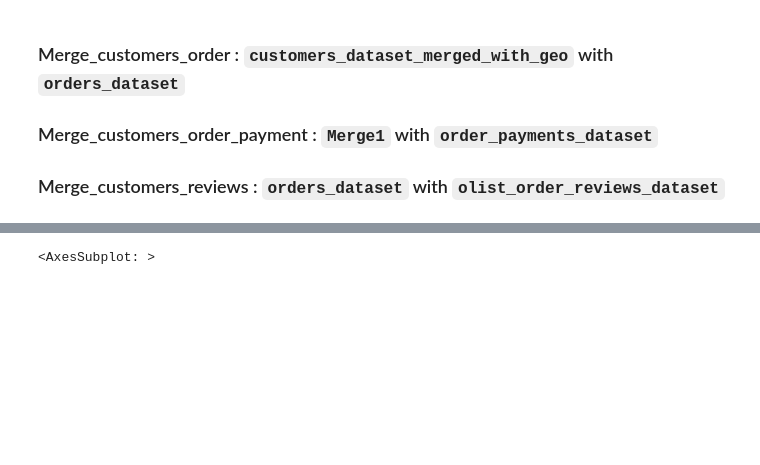
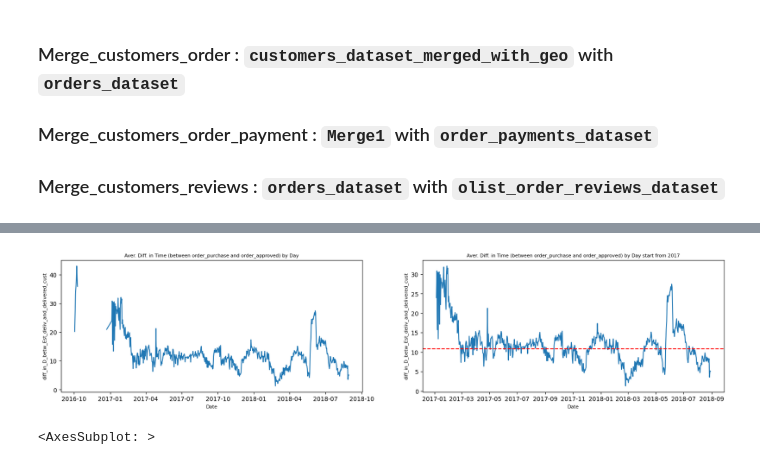
Before and after one commit to haelbrek/Olist, a Jupyter notebook: Anlayse_Emad/Analyse_Emad.ipynb, the cells around one changed output, grey strips where cells are left out. Saved outputs shown, nothing was run; the diff lists cells and outputs as text; code cells hidden in the pictures; blank space fills up the shorter version.

```diff
--- a/Anlayse_Emad/Analyse_Emad.ipynb
+++ b/Anlayse_Emad/Analyse_Emad.ipynb
@@ -115,3 +145,16 @@ my_functions.plot_two_plots(Merge_customers_order_payment, "Average Difference i
+# %%
+Merge_customers_order_payment = my_functions.difference_in_time(df = Merge_customers_order_payment,
+                                                                date1='order_delivered_customer_date',
+                                                                date2 = 'order_estimated_delivery_date',
+                                                                new_column_name='diff_in_D_betw_Est_deliv_and_delivered_cust',
+                                                                time_unit='day')
+
+my_functions.plot_two_plots(Merge_customers_order_payment, column='diff_in_D_betw_Est_deliv_and_delivered_cust',
+                            title1= "Aver. Diff. in Time (between order_purchase and order_approved) by Day",
+                            title2= "Aver. Diff. in Time (between order_purchase and order_approved) by Day start from 2017",
+                            xlabel1='Date', xlabel2='Date', fontsize=8, rotation=15)
+# %% [output]
+[figure, added]
 # %%
 import pandas as pd
 from shapely.geometry import Point
```
Also changed, not shown: parts of 4 cells of this notebook, 2 other files.
